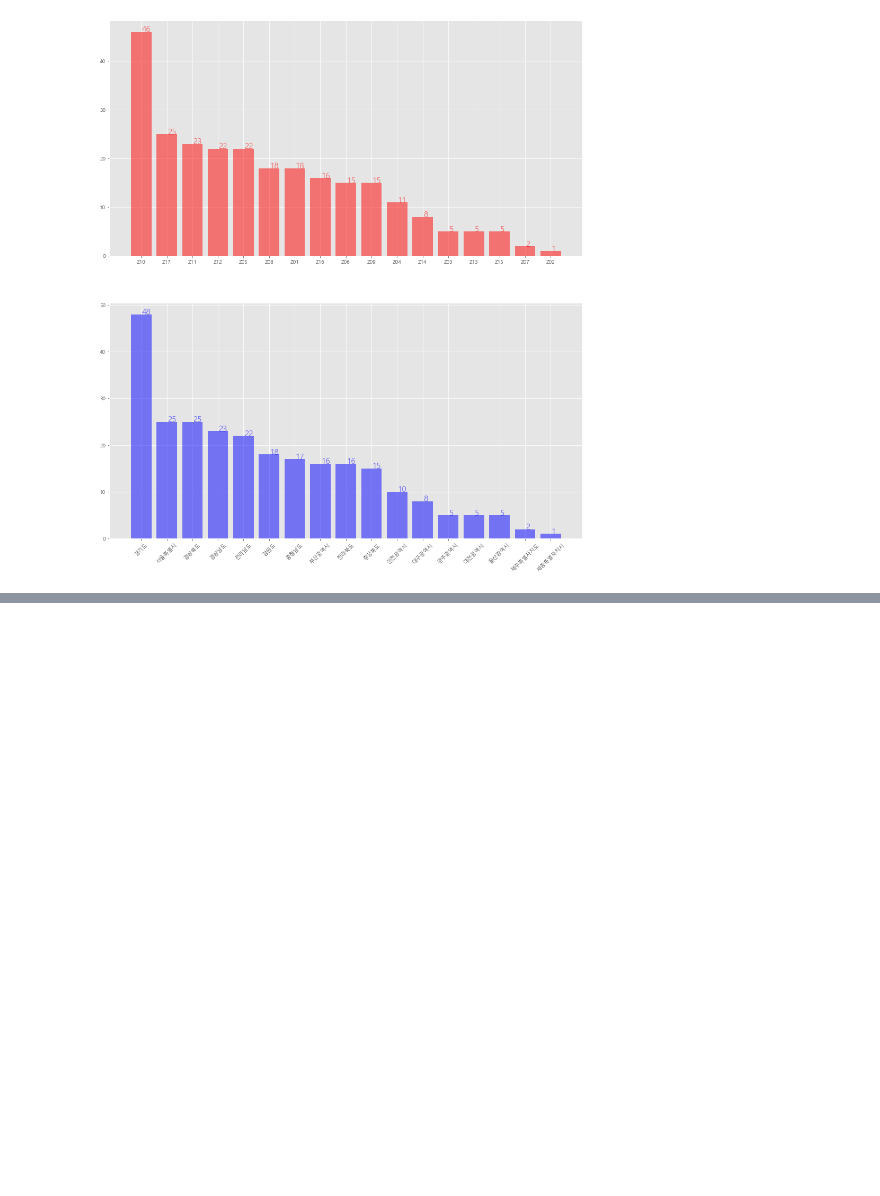
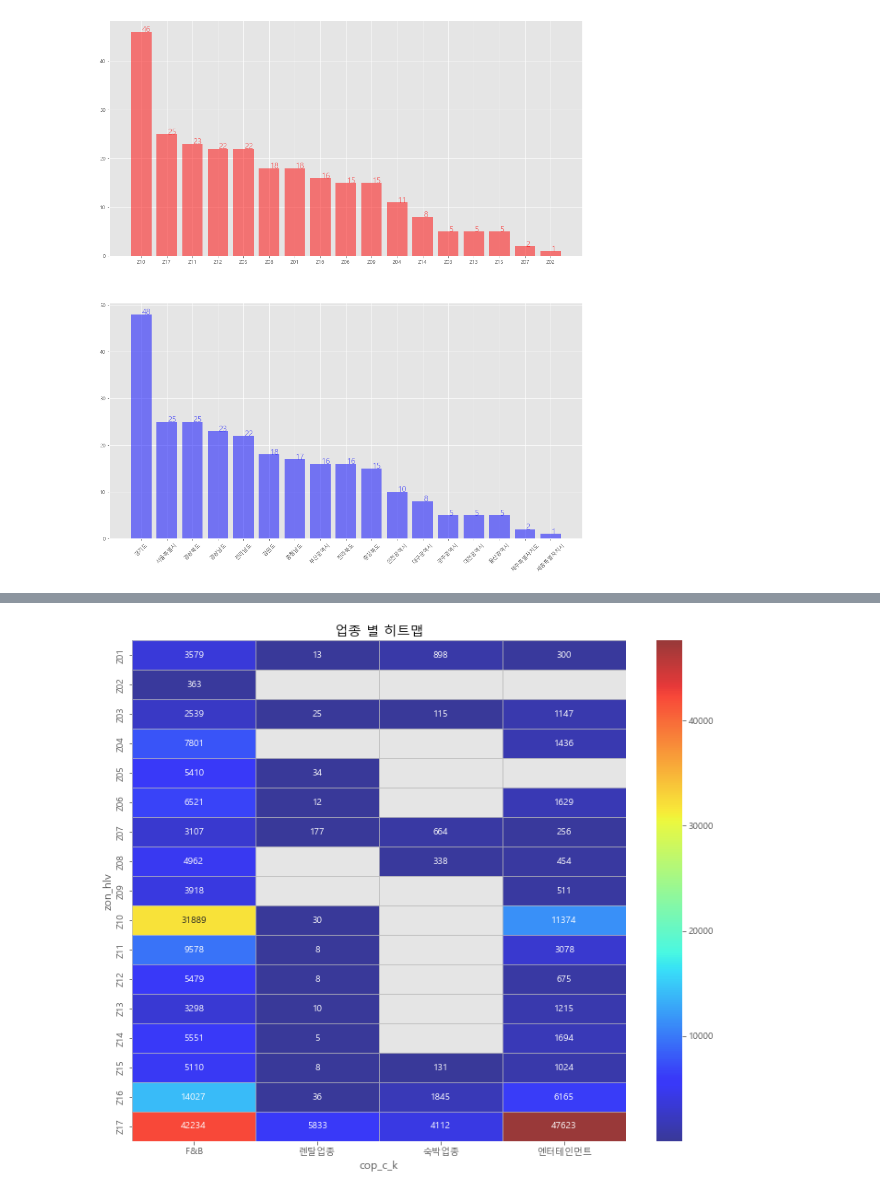
Before and after one commit to osy5882/Lpoint_competition, a Jupyter notebook: EDA/3_store.ipynb, the cells around one changed output, grey strips where cells are left out. Drawn from its saved outputs; the diff is of its cells as text; code cells hidden in the pictures; blank space fills up the shorter version.

Commit message:
Merge Affiliate Table and cop_c heatmap

```diff
--- a/EDA/3_store.ipynb
+++ b/EDA/3_store.ipynb
@@ -202,0 +213,3 @@ plt.show()
+# %%
+df_aff = pd.read_csv("../LPOINT_BIG_COMP/LPOINT_BIG_COMP_03_COP_U.csv")
+df_aff.head()
@@ -202,0 +232,4 @@ plt.show()
+# %%
+df_merge = pd.merge(left=df_aff, right=df_store.drop("cop_c", axis=1), how="left", on="br_c")
+pd.set_option("display.max_columns", None)
+df_merge
@@ -202,0 +250,17 @@ plt.show()
+# %%
+df_pvtb1 = pd.pivot_table(data=df_merge, index="zon_hlv", columns="cop_c_k", aggfunc="count", values="cop_c")
+df_pvtb2 = pd.pivot_table(data=df_merge, index="zon_hlv", columns="cop_c", aggfunc="count", values="cop_c_k")
+# %%
+plt.figure(figsize=(12,10))
+sns.heatmap(data=df_pvtb1,
+            annot=True,
+            fmt = ".0f",
+            linecolor="silver",
+            linewidths=1,
+            cmap="jet",
+            alpha=.75
+            )
+plt.title("업종 별 히트맵")
+plt.show()
+# %% [output]
+[figure, added]
```
Also changed, not shown: parts of 7 cells of this notebook.
